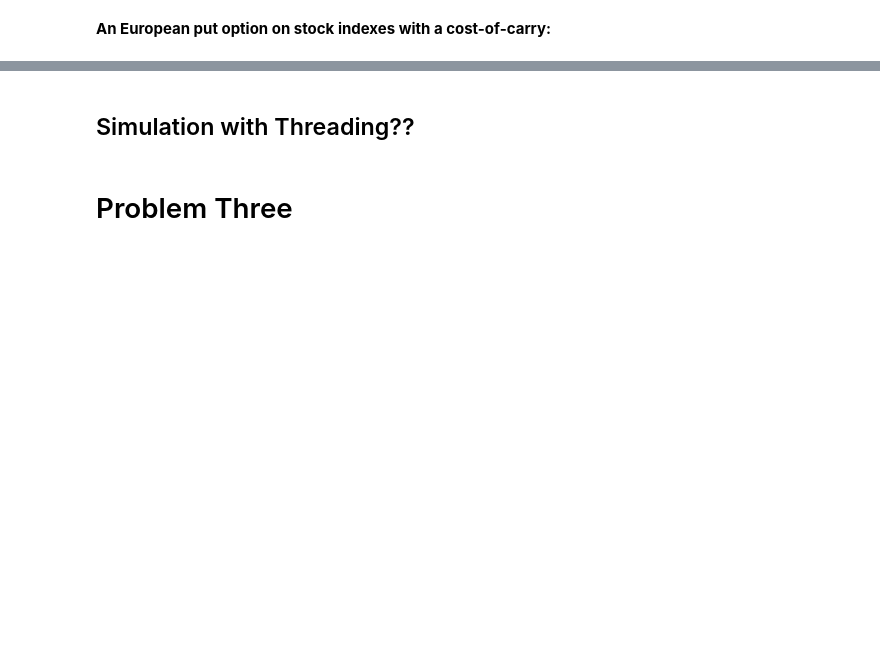
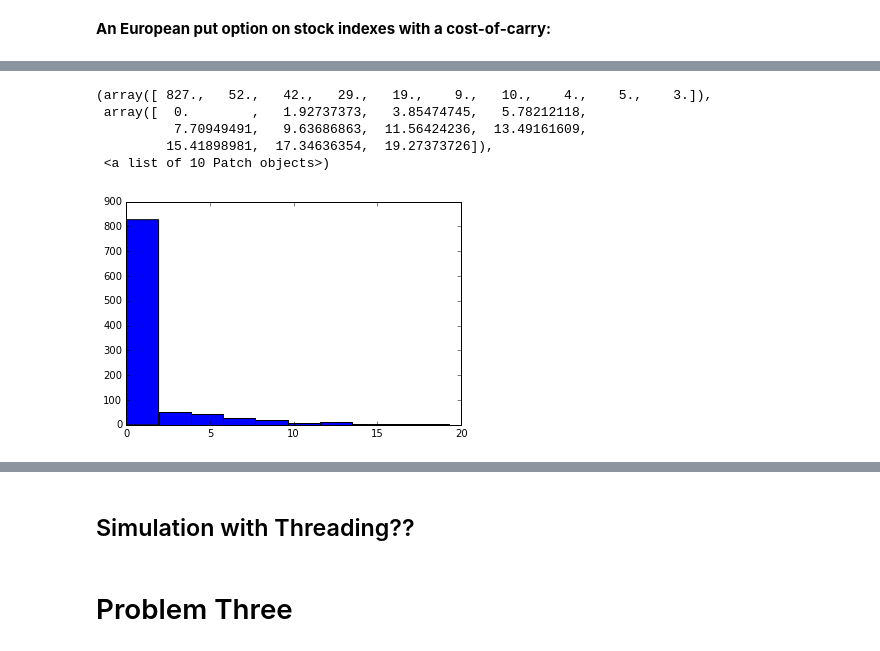
Before and after one commit to MiyainNYC/Financial-Modeling, a Jupyter notebook: BSM_Simulation_Multithreading.ipynb, the cells around one changed output, grey strips where cells are left out. Saved outputs shown, nothing was run; the diff lists cells and outputs as text; code cells hidden in the pictures; blank space fills up the shorter version.

```diff
--- a/BSM_Simulation_Multithreading.ipynb
+++ b/BSM_Simulation_Multithreading.ipynb
@@ -148 +162,10 @@ def mc_pricing_all(S, K, T, r, sigma, option_type, no_trial):
+# %%
+hist(price_put)
+# %% [output]
+(array([ 827.,   52.,   42.,   29.,   19.,    9.,   10.,    4.,    5.,    3.]),
+ array([  0.        ,   1.92737373,   3.85474745,   5.78212118,
+          7.70949491,   9.63686863,  11.56424236,  13.49161609,
+         15.41898981,  17.34636354,  19.27373726]),
+ <a list of 10 Patch objects>)
+[figure, added]
 # %%
```
Also changed, not shown: parts of 10 cells of this notebook.
